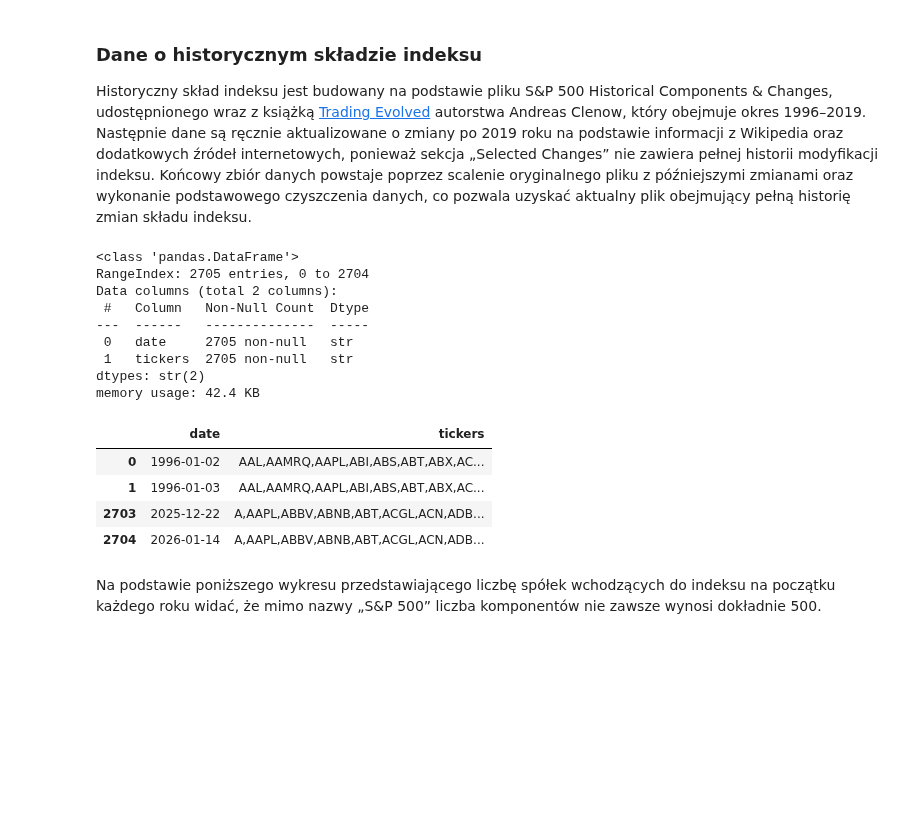
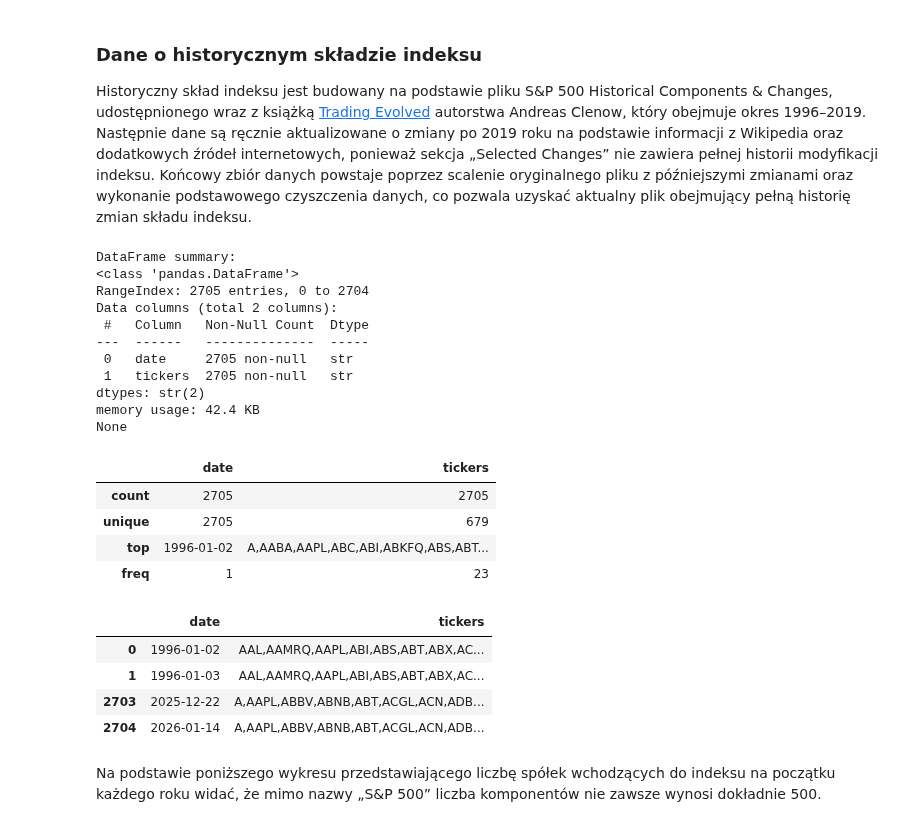
Before and after one commit to MichaelL200/data-driven-stock-portfolio-selection, a Jupyter notebook: notebooks/main.ipynb, the cells around one changed output. Cells and saved outputs as stored; diff of their text form; code cells hidden in the pictures; blank space fills up the shorter version.

```diff
--- a/notebooks/main.ipynb
+++ b/notebooks/main.ipynb
@@ -106,6 +111,3 @@ dataset.SP500.generate_current()
 # %%
-sp500_current = dataset.SP500.load_current()
-sp500_current.info()
-sp500_current.describe()
-pd.concat([sp500_current.head(2), sp500_current.tail(2)])
+plots.summarize_df(dataset.SP500.load_current())
 # %% [output]
@@ -138,23 +151,28 @@ dataset.SP500.generate_historical()
 # %%
 sp500 = dataset.SP500.load_historical()
-sp500.info()
-sp500.describe()
-pd.concat([sp500.head(2), sp500.tail(2)])
+plots.summarize_df(sp500)
 # %% [output]
+DataFrame summary:
 <class 'pandas.DataFrame'>
 RangeIndex: 2705 entries, 0 to 2704
 Data columns (total 2 columns):
  #   Column   Non-Null Count  Dtype
 ---  ------   --------------  -----
  0   date     2705 non-null   str
  1   tickers  2705 non-null   str
 dtypes: str(2)
 memory usage: 42.4 KB
+None
 |  | date | tickers |
-| 0 | 1996-01-02 | AAL,AAMRQ,AAPL,ABI,ABS,ABT,ABX,AC... |
-| 1 | 1996-01-03 | AAL,AAMRQ,AAPL,ABI,ABS,ABT,ABX,AC... |
-| 2703 | 2025-12-22 | A,AAPL,ABBV,ABNB,ABT,ACGL,ACN,ADB... |
-| 2704 | 2026-01-14 | A,AAPL,ABBV,ABNB,ABT,ACGL,ACN,ADB... |
+| count | 2705 | 2705 |
+| unique | 2705 | 679 |
+| top | 1996-01-02 | A,AABA,AAPL,ABC,ABI,ABKFQ,ABS,ABT... |
+| freq | 1 | 23 |
+|  | date | tickers |
+| 0 | 1996-01-02 | AAL,AAMRQ,AAPL,ABI,ABS,ABT,ABX,AC... |
+| 1 | 1996-01-03 | AAL,AAMRQ,AAPL,ABI,ABS,ABT,ABX,AC... |
+| 2703 | 2025-12-22 | A,AAPL,ABBV,ABNB,ABT,ACGL,ACN,ADB... |
+| 2704 | 2026-01-14 | A,AAPL,ABBV,ABNB,ABT,ACGL,ACN,ADB... |
 # %% [markdown]
 Na podstawie poniższego wykresu przedstawiającego liczbę spółek wchodzących do indeksu na początku każdego roku widać, że mimo nazwy „S&P 500” liczba komponentów nie zawsze wynosi dokładnie 500.
 # %%
```
Also changed, not shown: parts of 14 cells of this notebook, 4 other files.
